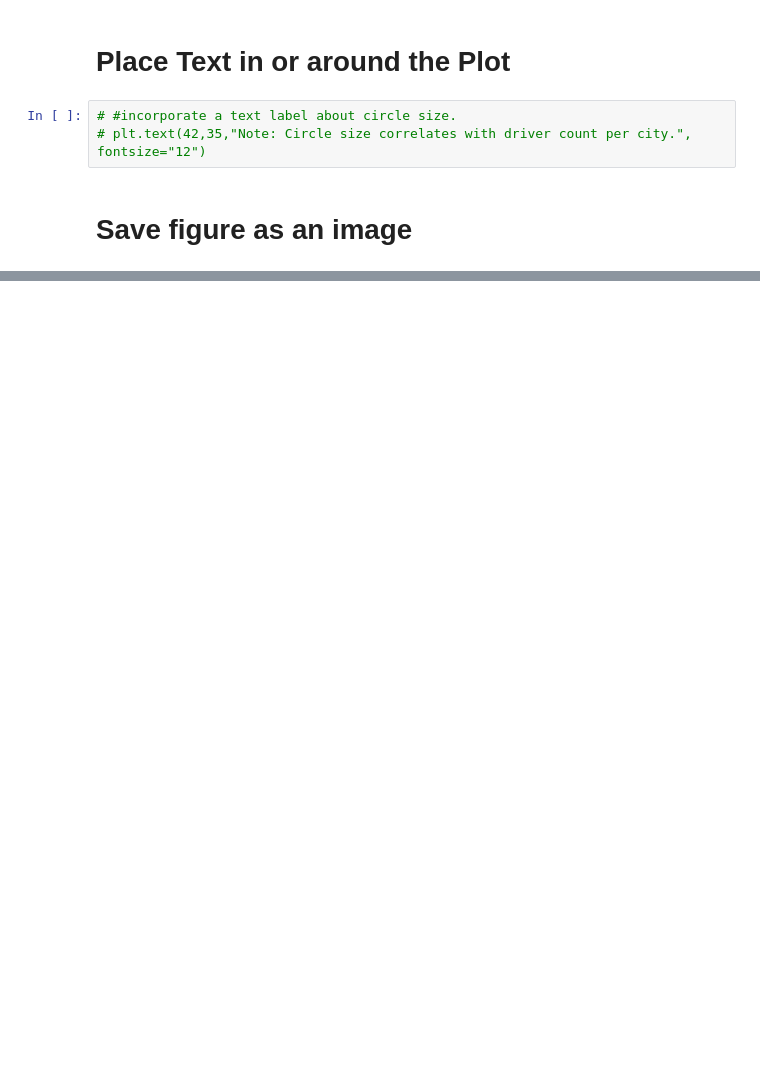
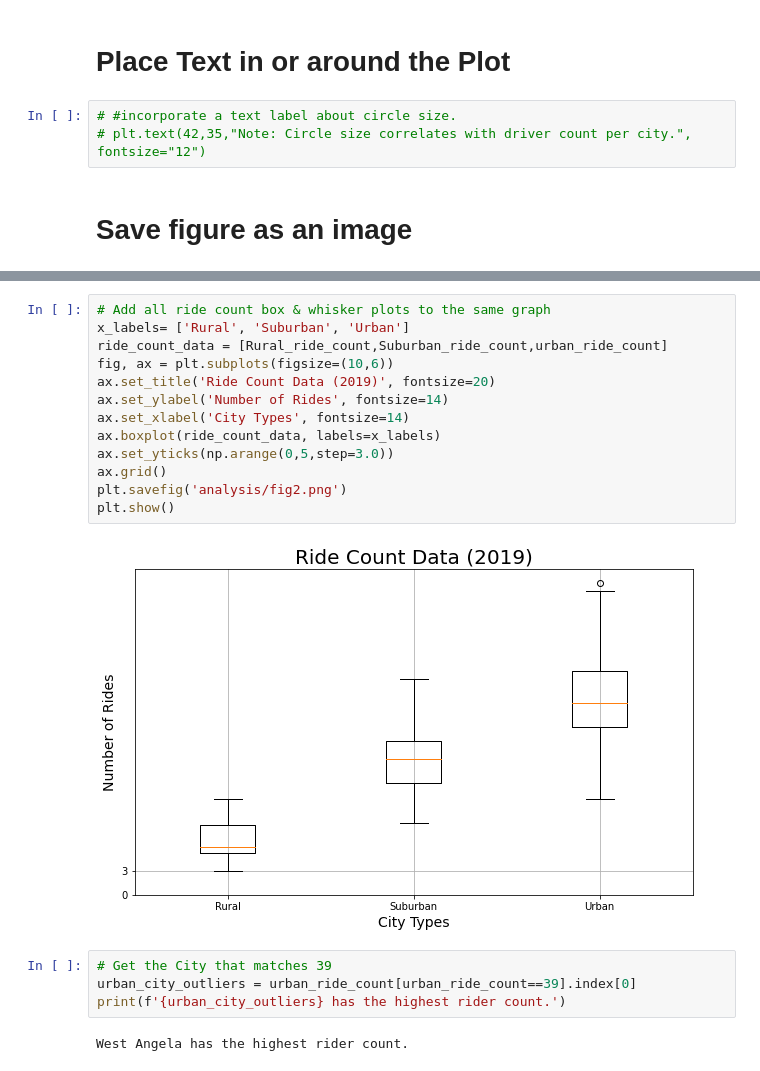
Before and after one commit to Gkmb2390/PyBer_Analysis, a Jupyter notebook: PyBer.ipynb, the cells around one changed output, grey strips where cells are left out. Drawn from its saved outputs; the diff is of its cells as text; blank space fills up the shorter version.

```diff
--- a/PyBer.ipynb
+++ b/PyBer.ipynb
@@ -442,0 +693,21 @@ IndexError: list index out of range
+# %%
+# Add all ride count box & whisker plots to the same graph
+x_labels= ['Rural', 'Suburban', 'Urban']
+ride_count_data = [Rural_ride_count,Suburban_ride_count,urban_ride_count]
+fig, ax = plt.subplots(figsize=(10,6))
+ax.set_title('Ride Count Data (2019)', fontsize=20)
+ax.set_ylabel('Number of Rides', fontsize=14)
+ax.set_xlabel('City Types', fontsize=14)
+ax.boxplot(ride_count_data, labels=x_labels)
+ax.set_yticks(np.arange(0,5,step=3.0))
+ax.grid()
+plt.savefig('analysis/fig2.png')
+plt.show()
+# %% [output]
+[figure, added]
+# %%
+# Get the City that matches 39
+urban_city_outliers = urban_ride_count[urban_ride_count==39].index[0]
+print(f'{urban_city_outliers} has the highest rider count.')
+# %% [output]
+West Angela has the highest rider count.
```
Also changed, not shown: parts of 36 cells of this notebook, 2 other files.
